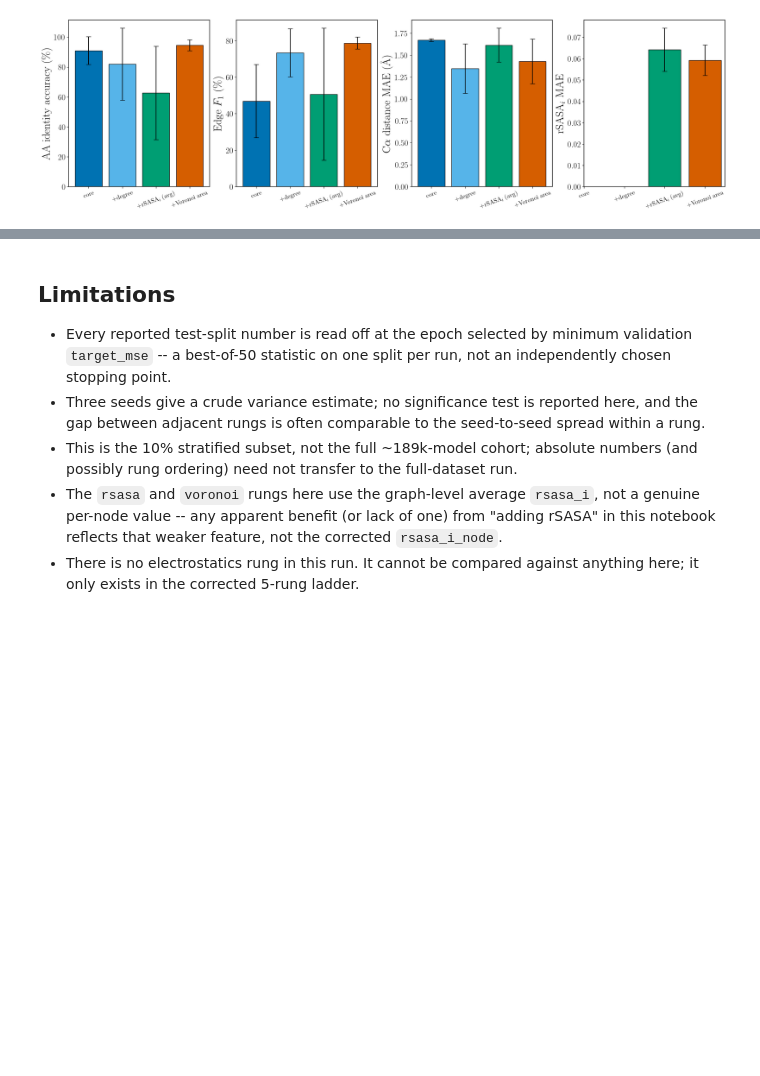
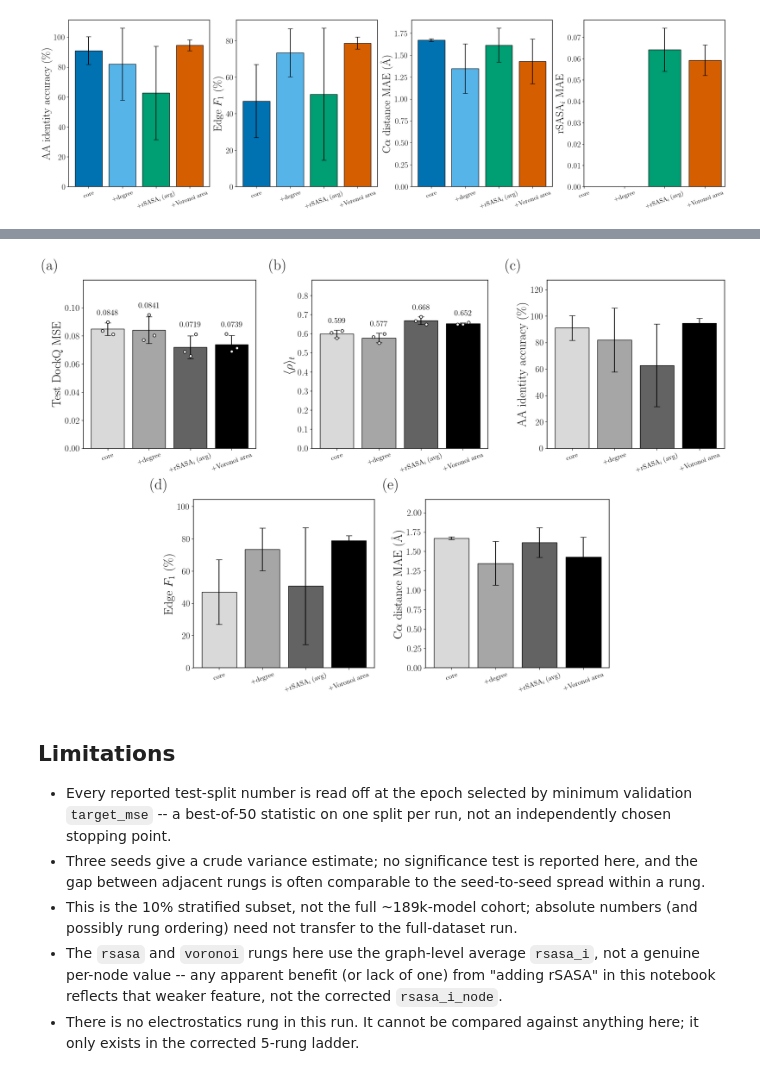
Before and after one commit to jakesumneryale/PPI-graph_autoencoder, a Jupyter notebook: gate_run/analyze_feature_ladder_10pct.ipynb, the cells around one changed output, grey strips where cells are left out. Drawn from its saved outputs; the diff is of its cells as text; code cells hidden in the pictures; blank space fills up the shorter version.

```diff
--- a/gate_run/analyze_feature_ladder_10pct.ipynb
+++ b/gate_run/analyze_feature_ladder_10pct.ipynb
@@ -202,3 +216,48 @@ save(fig, 'reconstruction_by_rung')
+# %%
+GRAY = {'core': '#d9d9d9', 'degree': '#a6a6a6', 'rsasa': '#636363', 'voronoi': '#000000'}
+
+fig = plt.figure(figsize=(18, 11.5))
+gs = fig.add_gridspec(2, 6)
+axes = [fig.add_subplot(gs[0, 0:2]), fig.add_subplot(gs[0, 2:4]), fig.add_subplot(gs[0, 4:6]),
+        fig.add_subplot(gs[1, 1:3]), fig.add_subplot(gs[1, 3:5])]
+fig.set_constrained_layout(True)
+PANEL_LABEL = ['(a)', '(b)', '(c)', '(d)', '(e)']
+
+def panel_label(ax, label):
+    ax.text(-0.14, 1.04, label, transform=ax.transAxes, fontsize=28, fontweight='bold', va='bottom', ha='right')
+
+dockq_specs = [
+    (axes[0], agg['mean_mse'], agg['sd_mse'], 'test_target_mse', 'Test DockQ MSE', '%.4f'),
+    (axes[1], agg['mean_rho'], agg['sd_rho'], 'macro_rho', r'$\langle\rho\rangle_t$', '%.3f'),
+]
+for ax, values, errors, run_col, ylabel, fmt in dockq_specs:
+    values = values.to_numpy(); errors = errors.to_numpy()
+    top = (values + errors).max()
+    ax.bar(x, values, color=[GRAY[r] for r in RUNGS], edgecolor='black', yerr=errors, capsize=6,
+           error_kw=dict(lw=1.6))
+    for i, r in enumerate(RUNGS):
+        seed_values = best.loc[best.rung == r, run_col].to_numpy()
+        ax.scatter(i + np.linspace(-.13, .13, len(seed_values)), seed_values,
+                   facecolors='white', edgecolors='black', linewidths=1.1, s=30, zorder=6)
+        ax.text(i, max(values[i] + errors[i], seed_values.max()) + .055 * top, fmt % values[i],
+                ha='center', fontsize=15)
+    ax.set_xticks(x, labels, fontsize=13, rotation=20); ax.set_ylabel(ylabel)
+    ax.set_ylim(0, top * 1.28)
+
+for ax, col in zip(axes[2:5], recon_cols[:3]):
+    values = recon[(col, 'mean')].to_numpy(); errors = recon[(col, 'std')].fillna(0).to_numpy()
+    top = (values + errors).max()
+    ax.bar(x, values, color=[GRAY[r] for r in RUNGS], edgecolor='black', yerr=errors, capsize=6,
+           error_kw=dict(lw=1.6))
+    ax.set_xticks(x, labels, fontsize=13, rotation=20); ax.set_ylabel(RECON_LABEL[col])
+    ax.set_ylim(0, top * 1.2)
+
+for ax, label in zip(axes[:5], PANEL_LABEL):
+    panel_label(ax, label)
+
+save(fig, 'dissertation_ladder_figure')
+# %% [output]
+[figure, added]
 # %% [markdown]
 ## Limitations
 
```
Also changed, not shown: parts of 2 cells of this notebook, 11 other files.
